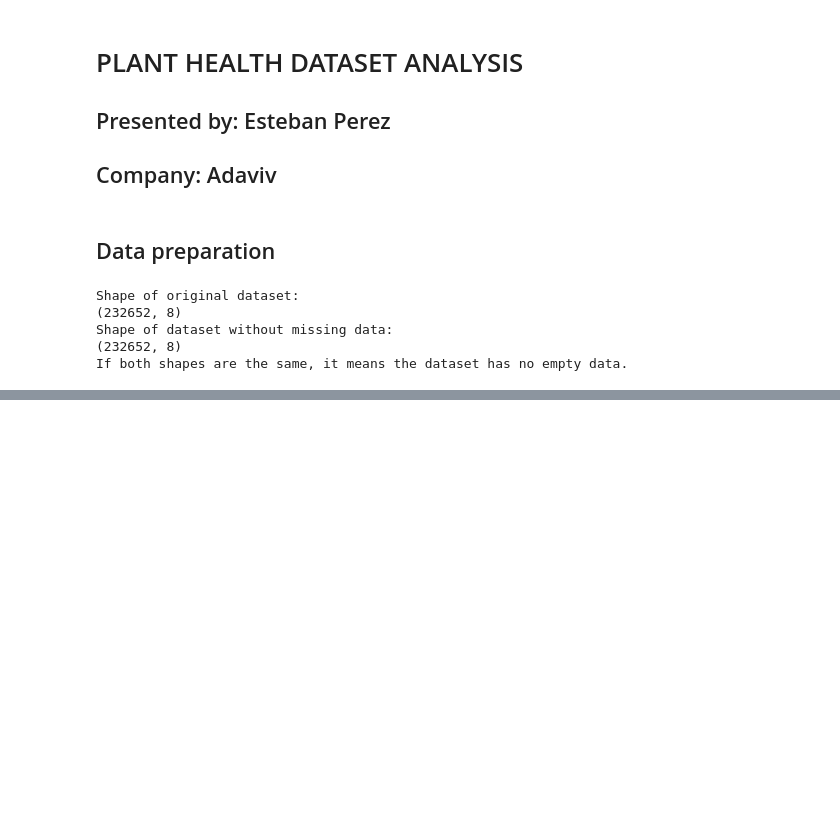
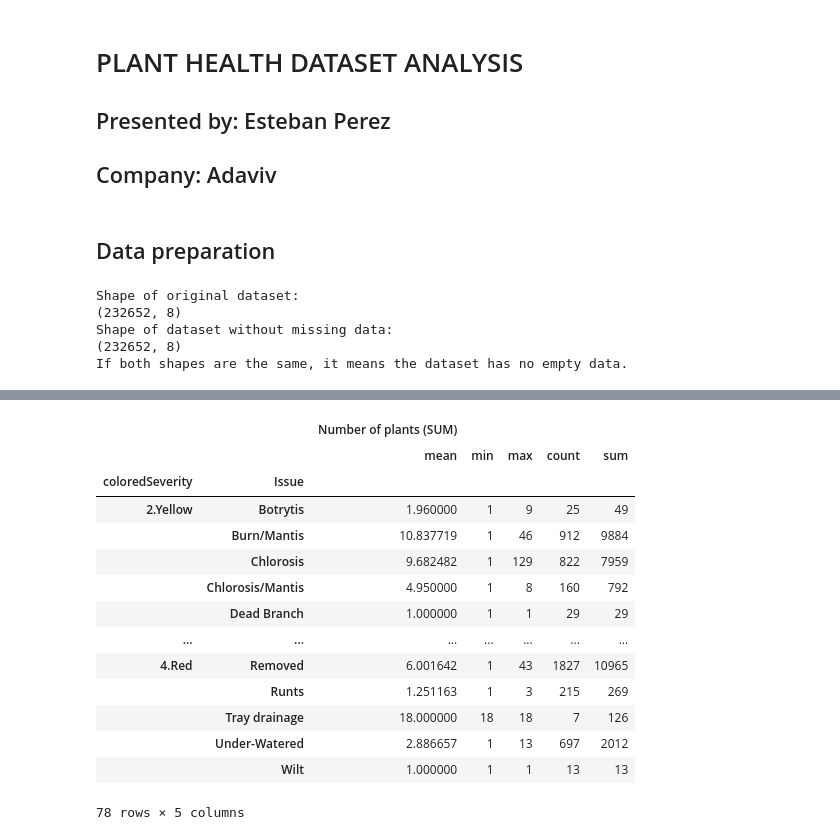
Before and after one commit to estebanpv/practice, a Jupyter notebook: Adaviv.ipynb, the cells around one changed output, grey strips where cells are left out. Saved outputs shown, nothing was run; the diff lists cells and outputs as text; code cells hidden in the pictures; blank space fills up the shorter version.

```diff
--- a/Adaviv.ipynb
+++ b/Adaviv.ipynb
@@ -135,0 +178,6 @@ df_plant_health.describe()
+# %%
+# Find records where issues were found: Severity is not '1.Green' and 'Number of plants (SUM)' is higher than zero
+
+condition = (df_plant_health['coloredSeverity'] != '1.Green') & (df_plant_health['Number of plants (SUM)'] > 0)
+df_plant_health_problems = df_plant_health[condition]
+df_plant_health_problems.describe()
@@ -135,0 +252,18 @@ df_plant_health.describe()
+# %%
+df_plant_health_problems.groupby(['coloredSeverity', 'Issue']).agg({'Number of plants (SUM)':['mean','min','max','count', 'sum']})
+# %% [output]
+|  |  | Number of plants (SUM) |  |  |  |  |
+|  |  | mean | min | max | count | sum |
+| coloredSeverity | Issue |  |  |  |  |  |
+| 2.Yellow | Botrytis | 1.960000 | 1 | 9 | 25 | 49 |
+|  | Burn/Mantis | 10.837719 | 1 | 46 | 912 | 9884 |
+|  | Chlorosis | 9.682482 | 1 | 129 | 822 | 7959 |
+|  | Chlorosis/Mantis | 4.950000 | 1 | 8 | 160 | 792 |
+|  | Dead Branch | 1.000000 | 1 | 1 | 29 | 29 |
+| ... | ... | ... | ... | ... | ... | ... |
+| 4.Red | Removed | 6.001642 | 1 | 43 | 1827 | 10965 |
+|  | Runts | 1.251163 | 1 | 3 | 215 | 269 |
+|  | Tray drainage | 18.000000 | 18 | 18 | 7 | 126 |
+|  | Under-Watered | 2.886657 | 1 | 13 | 697 | 2012 |
+|  | Wilt | 1.000000 | 1 | 1 | 13 | 13 |
+78 rows × 5 columns
```
Also changed, not shown: parts of 21 cells of this notebook.
